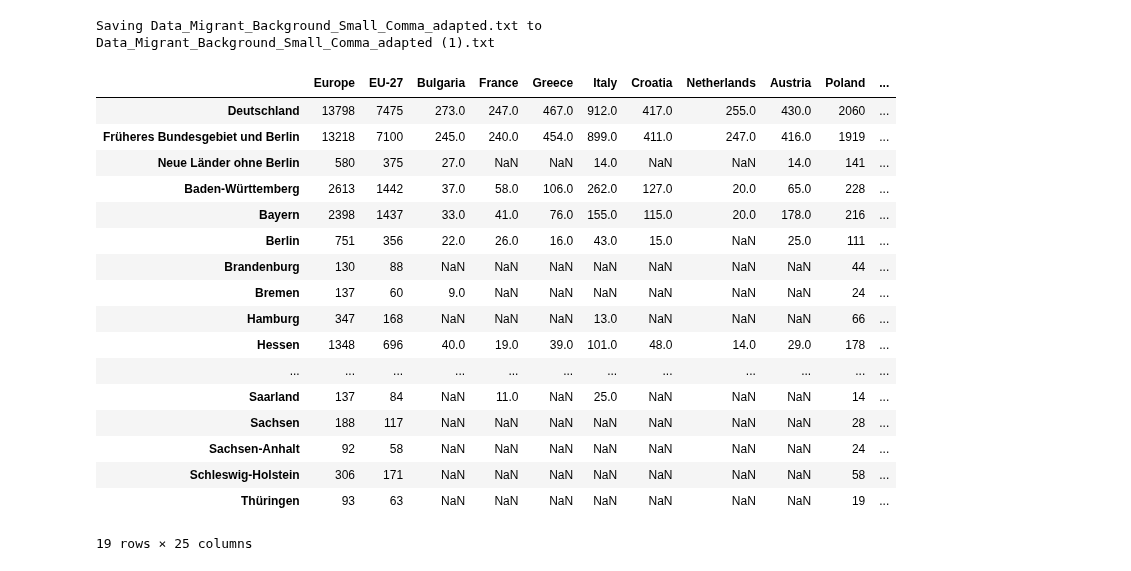
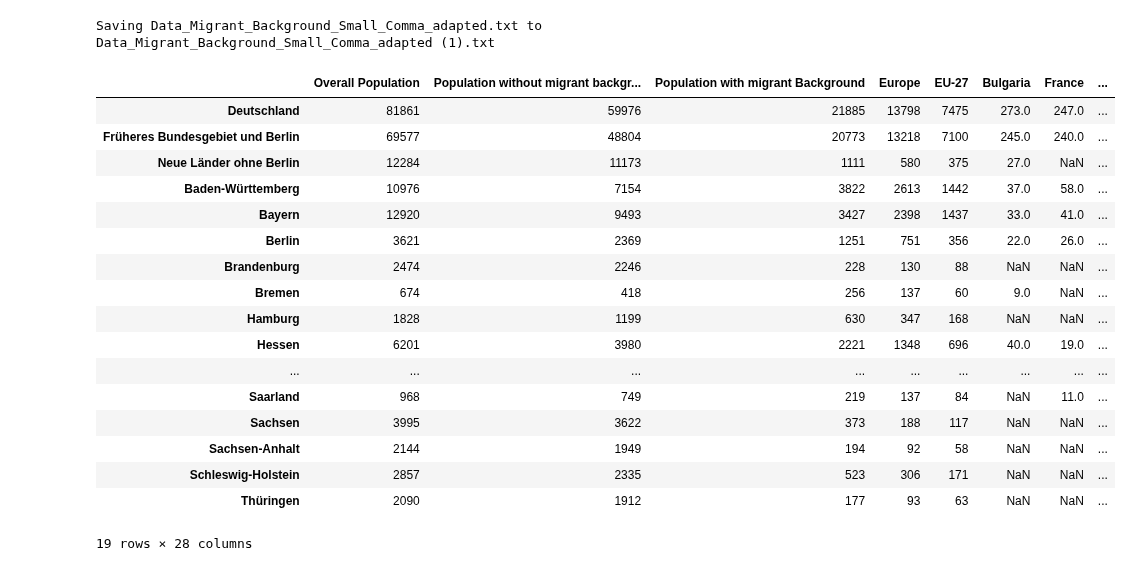
Before and after one commit to Alvaroguijarro97/ML_Group_Project, a Jupyter notebook: Data_Foreign_Test.ipynb, the cells around one changed output. Cells and saved outputs as stored; diff of their text form; code cells hidden in the pictures.

```diff
--- a/Data_Foreign_Test.ipynb
+++ b/Data_Foreign_Test.ipynb
@@ -106,8 +107,12 @@ migrant_data = pd.read_csv(io.BytesIO(uploaded['Data_Migrant_Background_Small_Co
 
 migrant_data = migrant_data.T
 # %%
-df = pd.DataFrame(
-    {"Europe": [13798, 13218, 580, 2613, 2398, 751, 130, 137, 347, 1348, 77, 1064, 3433, 686, 137, 188, 92, 306, 93],
+migrant_data_df = pd.DataFrame(
+    {
+       "Overall Population": [81861   , 69577   , 12284   , 10976   , 12920   , 3621   , 2474   ,  674   , 1828   , 6201   , 1581   , 7857   , 17658   , 4017   ,  968   , 3995   , 2144   , 2857   , 2090   ],
+     "Population without migrant background": [59976   , 48804   , 11173   , 7154   , 9493   , 2369   , 2246   ,  418   , 1199   , 3980   , 1443   , 6066   , 12137   , 2905   ,  749   , 3622   , 1949   , 2335   , 1912   ],
+     "Population with migrant Background": [21885   , 20773   , 1111   , 3822   , 3427   , 1251   ,  228   ,  256   ,  630   , 2221   ,  138   , 1791   , 5521   , 1112   ,  219   ,  373   ,  194   ,  523   ,  177   ],
+        "Europe": [13798, 13218, 580, 2613, 2398, 751, 130, 137, 347, 1348, 77, 1064, 3433, 686, 137, 188, 92, 306, 93],
      "EU-27": [7475   ,  7100  ,  375   , 1442   , 1437   ,  356   ,  88   ,  60   ,  168   ,  696   ,  49   ,  562   , 1757   ,  369   ,  84   ,  117   ,  58   ,  171   ,  63],
      "Bulgaria": [273   ,  245   ,  27   ,  37   , 33   , 22   ,np.nan   , 9   ,np.nan   ,  40   ,np.nan   , 19   ,  54   ,  18   ,np.nan   ,np.nan   ,np.nan   ,np.nan   ,np.nan],
      "France": [247   ,  240   ,np.nan   ,  58   ,  41   ,  26   ,np.nan   ,np.nan   ,np.nan   ,  19   ,np.nan   , 10   ,  40   ,  21   , 11   ,np.nan   ,np.nan   ,np.nan   ,np.nan],
@@ -131,56 +136,51 @@ df = pd.DataFrame(
      "Serbien": [351   ,  342   , 9   ,  96   ,  69   , 20   ,np.nan   ,np.nan   ,np.nan   ,  46   ,np.nan   , 17   ,  64   , 11   ,np.nan   ,np.nan   ,np.nan   ,np.nan   ,np.nan   ],
      "Türkei": [2757   , 2731   ,  27   ,  471   ,  335   ,  197   ,np.nan   ,  44   ,  94   ,  309   ,np.nan   ,  182   ,  900   ,  113   , 20   , 8   ,np.nan   ,  64   ,np.nan   ],
      "Ukraine": [325   ,  286   ,  39   ,  46   ,  55   ,  32   ,np.nan   ,np.nan   ,np.nan   ,  27   ,np.nan   ,  28   ,  60   ,  18   ,np.nan   ,  14   ,np.nan   ,np.nan   ,np.nan  ],
      "Vereinigtes Königreich": [176   ,  170   ,np.nan   ,  19   , 24   , 21   ,np.nan   ,np.nan   ,np.nan   ,  18   ,np.nan   ,  25   ,  42   , 7   ,np.nan   ,np.nan   ,np.nan   ,np.nan   ,np.nan   ]
      }
      )
 
-df = df.rename(
-    columns={
-      "A": "a",
-      "B": "c"}
-      )
-
-df = df.rename(
+migrant_data_df = migrant_data_df.rename(
     index={
         0: "Deutschland",
         1: "Früheres Bundesgebiet und Berlin",
         2: "Neue Länder ohne Berlin",
         3: "Baden-Württemberg",
         4: "Bayern",
         5: "Berlin",
         6: "Brandenburg",
         7: "Bremen",
         8: "Hamburg",
         9: "Hessen",
         10: "Mecklenburg-Vorpommern",
         11: "Niedersachsen",
         12: "Nordrhein-Westfalen",
         13: "Rheinland-Pfalz",
         14: "Saarland",
         15: "Sachsen",
         16: "Sachsen-Anhalt",
         17: "Schleswig-Holstein",
         18: "Thüringen"
         }
         )
-df
+
+migrant_data_df
 # %% [output]
-|  | Europe | EU-27 | Bulgaria | France | Greece | Italy | Croatia | Netherlands | Austria | Poland | ... |
-| Deutschland | 13798 | 7475 | 273.0 | 247.0 | 467.0 | 912.0 | 417.0 | 255.0 | 430.0 | 2060 | ... |
-| Früheres Bundesgebiet und Berlin | 13218 | 7100 | 245.0 | 240.0 | 454.0 | 899.0 | 411.0 | 247.0 | 416.0 | 1919 | ... |
-| Neue Länder ohne Berlin | 580 | 375 | 27.0 | NaN | NaN | 14.0 | NaN | NaN | 14.0 | 141 | ... |
-| Baden-Württemberg | 2613 | 1442 | 37.0 | 58.0 | 106.0 | 262.0 | 127.0 | 20.0 | 65.0 | 228 | ... |
-| Bayern | 2398 | 1437 | 33.0 | 41.0 | 76.0 | 155.0 | 115.0 | 20.0 | 178.0 | 216 | ... |
-| Berlin | 751 | 356 | 22.0 | 26.0 | 16.0 | 43.0 | 15.0 | NaN | 25.0 | 111 | ... |
-| Brandenburg | 130 | 88 | NaN | NaN | NaN | NaN | NaN | NaN | NaN | 44 | ... |
-| Bremen | 137 | 60 | 9.0 | NaN | NaN | NaN | NaN | NaN | NaN | 24 | ... |
-| Hamburg | 347 | 168 | NaN | NaN | NaN | 13.0 | NaN | NaN | NaN | 66 | ... |
-| Hessen | 1348 | 696 | 40.0 | 19.0 | 39.0 | 101.0 | 48.0 | 14.0 | 29.0 | 178 | ... |
-| ... | ... | ... | ... | ... | ... | ... | ... | ... | ... | ... | ... |
-| Saarland | 137 | 84 | NaN | 11.0 | NaN | 25.0 | NaN | NaN | NaN | 14 | ... |
-| Sachsen | 188 | 117 | NaN | NaN | NaN | NaN | NaN | NaN | NaN | 28 | ... |
-| Sachsen-Anhalt | 92 | 58 | NaN | NaN | NaN | NaN | NaN | NaN | NaN | 24 | ... |
-| Schleswig-Holstein | 306 | 171 | NaN | NaN | NaN | NaN | NaN | NaN | NaN | 58 | ... |
-| Thüringen | 93 | 63 | NaN | NaN | NaN | NaN | NaN | NaN | NaN | 19 | ... |
+|  | Overall Population | Population without migrant backgr... | Population with migrant Background | Europe | EU-27 | Bulgaria | France | ... |
+| Deutschland | 81861 | 59976 | 21885 | 13798 | 7475 | 273.0 | 247.0 | ... |
+| Früheres Bundesgebiet und Berlin | 69577 | 48804 | 20773 | 13218 | 7100 | 245.0 | 240.0 | ... |
+| Neue Länder ohne Berlin | 12284 | 11173 | 1111 | 580 | 375 | 27.0 | NaN | ... |
+| Baden-Württemberg | 10976 | 7154 | 3822 | 2613 | 1442 | 37.0 | 58.0 | ... |
+| Bayern | 12920 | 9493 | 3427 | 2398 | 1437 | 33.0 | 41.0 | ... |
+| Berlin | 3621 | 2369 | 1251 | 751 | 356 | 22.0 | 26.0 | ... |
+| Brandenburg | 2474 | 2246 | 228 | 130 | 88 | NaN | NaN | ... |
+| Bremen | 674 | 418 | 256 | 137 | 60 | 9.0 | NaN | ... |
+| Hamburg | 1828 | 1199 | 630 | 347 | 168 | NaN | NaN | ... |
+| Hessen | 6201 | 3980 | 2221 | 1348 | 696 | 40.0 | 19.0 | ... |
+| ... | ... | ... | ... | ... | ... | ... | ... | ... |
+| Saarland | 968 | 749 | 219 | 137 | 84 | NaN | 11.0 | ... |
+| Sachsen | 3995 | 3622 | 373 | 188 | 117 | NaN | NaN | ... |
+| Sachsen-Anhalt | 2144 | 1949 | 194 | 92 | 58 | NaN | NaN | ... |
+| Schleswig-Holstein | 2857 | 2335 | 523 | 306 | 171 | NaN | NaN | ... |
+| Thüringen | 2090 | 1912 | 177 | 93 | 63 | NaN | NaN | ... |
-19 rows × 25 columns
+19 rows × 28 columns
```
Also changed, not shown: parts of 2 cells of this notebook.
